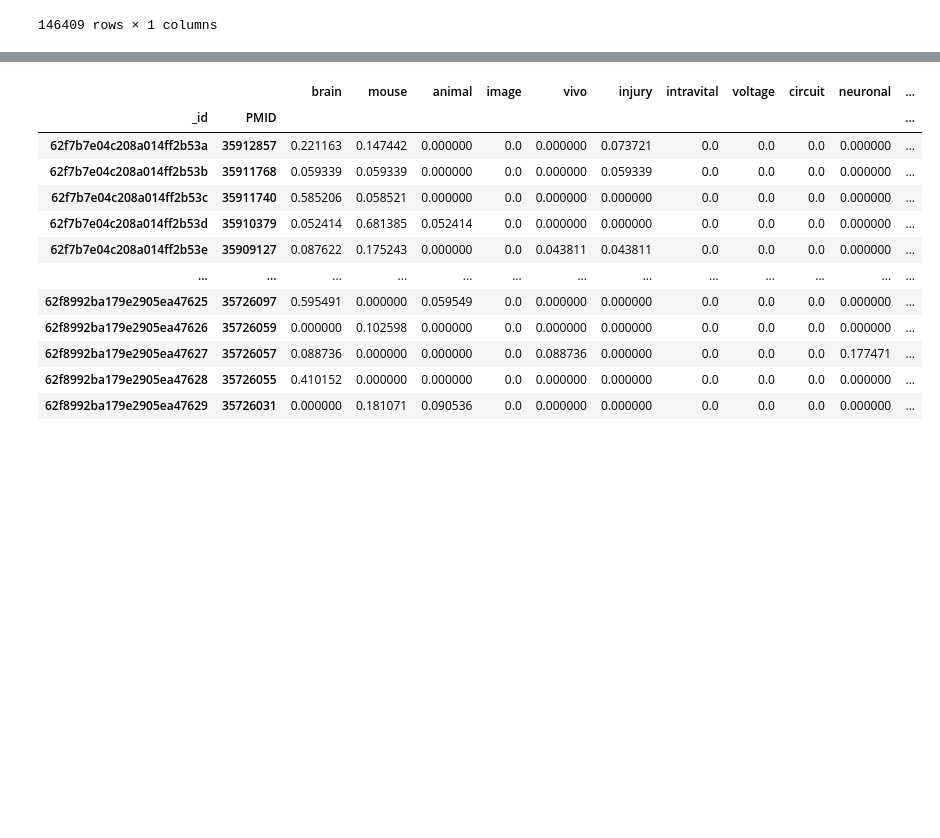
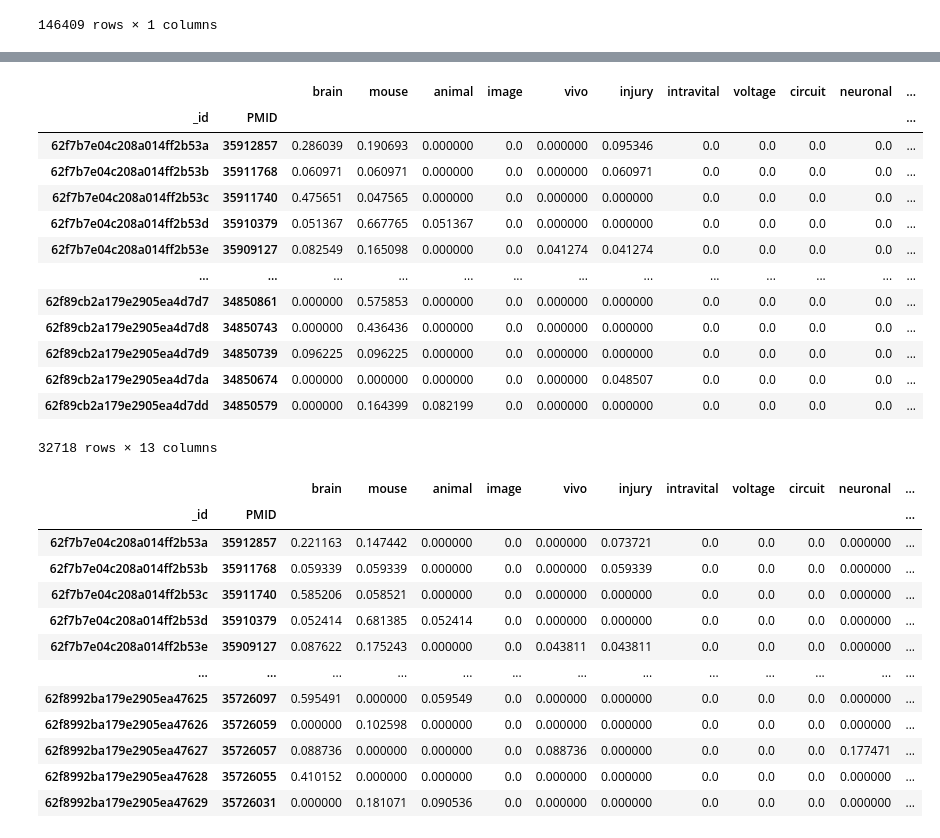
Before and after one commit to PatrickWestermann/DeepSearch, a Jupyter notebook: notebooks/lm_nlp_average_frequency_01.ipynb, the cells around one changed output, grey strips where cells are left out. Cells and saved outputs as stored; diff of their text form; code cells hidden in the pictures; blank space fills up the shorter version.

```diff
--- a/notebooks/lm_nlp_average_frequency_01.ipynb
+++ b/notebooks/lm_nlp_average_frequency_01.ipynb
@@ -57,6 +61,4 @@ df
 | 35500101 | nan | Structural colors based on the ma... |
 146409 rows × 1 columns
 # %%
-df_small = df[df.abstract != '.'].iloc[:25000,:]
+df_abstract = df[df.abstract != '.'].iloc[:50000,:]
-# %%
-df_abstract = df_small[['abstract']]
@@ -86,7 +105,12 @@ def clean_txt(text):
 # %%
 df_abstract.abstract = df_abstract.abstract.astype(str).apply(clean_txt)
 # %%
-tfidf_vectorizer = TfidfVectorizer(use_idf=False, analyzer='word', stop_words='english',max_df=0.6,min_df=15)
+tfidf_vectorizer = TfidfVectorizer(use_idf=False,
+                                   analyzer='word',
+                                   stop_words='english',
+                                   max_df=0.6,min_df=15,
+                                   token_pattern=r'(?u)\b[A-Za-z]{4,}\b',
+                                   max_features=10000)
 
 tfidf_abstract = tfidf_vectorizer.fit_transform(df_abstract.abstract)
 # %%
@@ -112,11 +152,27 @@ weighted_words
 # %%
 df_1_1 = weighted_words[['brain','mouse','animal','image','vivo','injury',
                           'intravital','voltage','circuit','neuronal','multiphoton',
-                         'optogenetics','preclinical']]
+                         'optogenetics','preclinical']].replace('',0).astype(float)
 
-df_1_1 = df_1_1.replace('',0).astype(float)
+#
 
 df_1_1 = df_1_1.loc[~(df_1_1==0).all(axis=1)]
+df_1_1
+# %% [output]
+|  |  | brain | mouse | animal | image | vivo | injury | intravital | voltage | circuit | neuronal | ... |
+| _id | PMID |  |  |  |  |  |  |  |  |  |  | ... |
+| 62f7b7e04c208a014ff2b53a | 35912857 | 0.286039 | 0.190693 | 0.000000 | 0.0 | 0.000000 | 0.095346 | 0.0 | 0.0 | 0.0 | 0.0 | ... |
+| 62f7b7e04c208a014ff2b53b | 35911768 | 0.060971 | 0.060971 | 0.000000 | 0.0 | 0.000000 | 0.060971 | 0.0 | 0.0 | 0.0 | 0.0 | ... |
+| 62f7b7e04c208a014ff2b53c | 35911740 | 0.475651 | 0.047565 | 0.000000 | 0.0 | 0.000000 | 0.000000 | 0.0 | 0.0 | 0.0 | 0.0 | ... |
+| 62f7b7e04c208a014ff2b53d | 35910379 | 0.051367 | 0.667765 | 0.051367 | 0.0 | 0.000000 | 0.000000 | 0.0 | 0.0 | 0.0 | 0.0 | ... |
+| 62f7b7e04c208a014ff2b53e | 35909127 | 0.082549 | 0.165098 | 0.000000 | 0.0 | 0.041274 | 0.041274 | 0.0 | 0.0 | 0.0 | 0.0 | ... |
+| ... | ... | ... | ... | ... | ... | ... | ... | ... | ... | ... | ... | ... |
+| 62f89cb2a179e2905ea4d7d7 | 34850861 | 0.000000 | 0.575853 | 0.000000 | 0.0 | 0.000000 | 0.000000 | 0.0 | 0.0 | 0.0 | 0.0 | ... |
+| 62f89cb2a179e2905ea4d7d8 | 34850743 | 0.000000 | 0.436436 | 0.000000 | 0.0 | 0.000000 | 0.000000 | 0.0 | 0.0 | 0.0 | 0.0 | ... |
+| 62f89cb2a179e2905ea4d7d9 | 34850739 | 0.096225 | 0.096225 | 0.000000 | 0.0 | 0.000000 | 0.000000 | 0.0 | 0.0 | 0.0 | 0.0 | ... |
+| 62f89cb2a179e2905ea4d7da | 34850674 | 0.000000 | 0.000000 | 0.000000 | 0.0 | 0.000000 | 0.048507 | 0.0 | 0.0 | 0.0 | 0.0 | ... |
+| 62f89cb2a179e2905ea4d7dd | 34850579 | 0.000000 | 0.164399 | 0.082199 | 0.0 | 0.000000 | 0.000000 | 0.0 | 0.0 | 0.0 | 0.0 | ... |
+32718 rows × 13 columns
 # %%
 df_1_1
 # %% [output]
```
Also changed, not shown: parts of 14 cells of this notebook, 1 other file.
